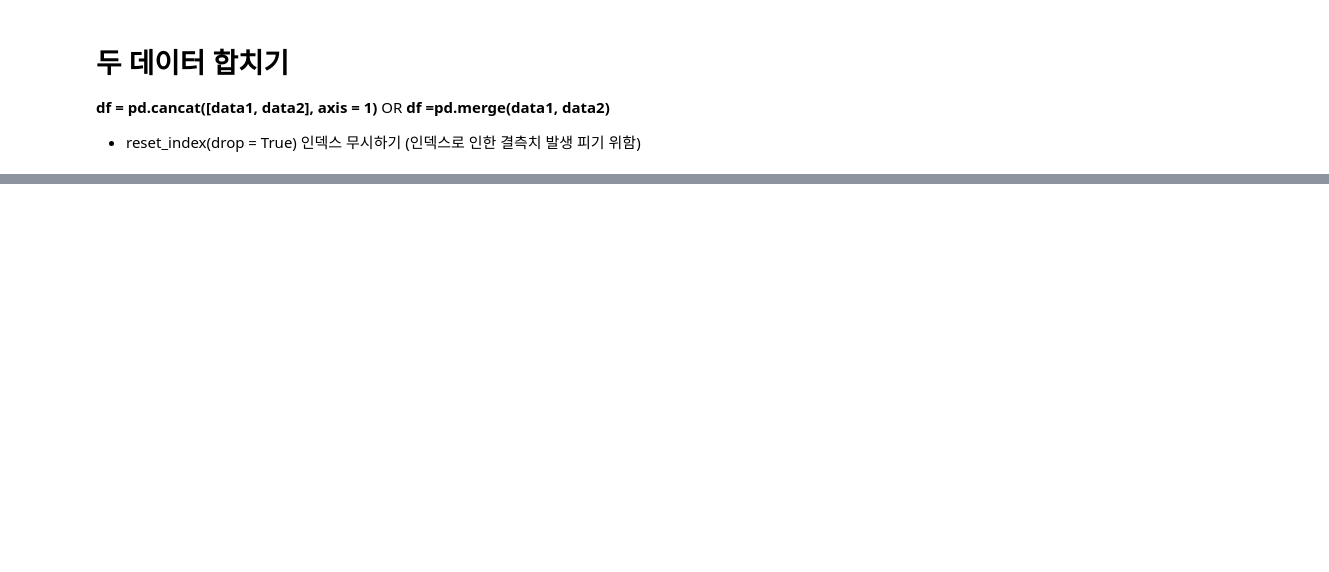
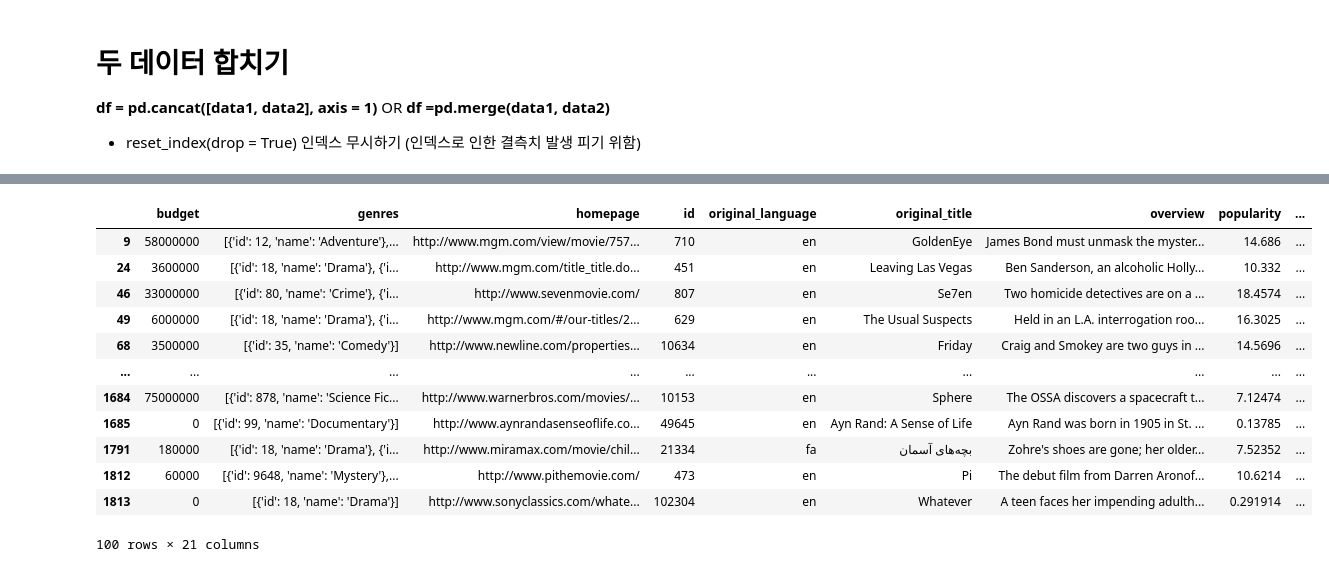
Before and after one commit to dmswl0707/RecomendationSystem_Python, a Jupyter notebook: 01_content_based_filtering_데이터전처리.ipynb, the cells around one changed output, grey strips where cells are left out. Cells and saved outputs as stored; diff of their text form; code cells hidden in the pictures; blank space fills up the shorter version.

```diff
--- a/01_content_based_filtering_데이터전처리.ipynb
+++ b/01_content_based_filtering_데이터전처리.ipynb
@@ -38,0 +104,3 @@ df.head(10)
+# %%
+final = df.dropna()
+final.info()
@@ -38,0 +125,16 @@ df.head(10)
+# %%
+final.head(100)
+# %% [output]
+|  | budget | genres | homepage | id | original_language | original_title | overview | popularity | ... |
+| 9 | 58000000 | [{'id': 12, 'name': 'Adventure'},... | http://www.mgm.com/view/movie/757... | 710 | en | GoldenEye | James Bond must unmask the myster... | 14.686 | ... |
+| 24 | 3600000 | [{'id': 18, 'name': 'Drama'}, {'i... | http://www.mgm.com/title_title.do... | 451 | en | Leaving Las Vegas | Ben Sanderson, an alcoholic Holly... | 10.332 | ... |
+| 46 | 33000000 | [{'id': 80, 'name': 'Crime'}, {'i... | http://www.sevenmovie.com/ | 807 | en | Se7en | Two homicide detectives are on a ... | 18.4574 | ... |
+| 49 | 6000000 | [{'id': 18, 'name': 'Drama'}, {'i... | http://www.mgm.com/#/our-titles/2... | 629 | en | The Usual Suspects | Held in an L.A. interrogation roo... | 16.3025 | ... |
+| 68 | 3500000 | [{'id': 35, 'name': 'Comedy'}] | http://www.newline.com/properties... | 10634 | en | Friday | Craig and Smokey are two guys in ... | 14.5696 | ... |
+| ... | ... | ... | ... | ... | ... | ... | ... | ... | ... |
+| 1684 | 75000000 | [{'id': 878, 'name': 'Science Fic... | http://www.warnerbros.com/movies/... | 10153 | en | Sphere | The OSSA discovers a spacecraft t... | 7.12474 | ... |
+| 1685 | 0 | [{'id': 99, 'name': 'Documentary'}] | http://www.aynrandasenseoflife.co... | 49645 | en | Ayn Rand: A Sense of Life | Ayn Rand was born in 1905 in St. ... | 0.13785 | ... |
+| 1791 | 180000 | [{'id': 18, 'name': 'Drama'}, {'i... | http://www.miramax.com/movie/chil... | 21334 | fa | بچه‌های آسمان | Zohre's shoes are gone; her older... | 7.52352 | ... |
+| 1812 | 60000 | [{'id': 9648, 'name': 'Mystery'},... | http://www.pithemovie.com/ | 473 | en | Pi | The debut film from Darren Aronof... | 10.6214 | ... |
+| 1813 | 0 | [{'id': 18, 'name': 'Drama'}] | http://www.sonyclassics.com/whate... | 102304 | en | Whatever | A teen faces her impending adulth... | 0.291914 | ... |
+100 rows × 21 columns
```
Also changed, not shown: parts of 9 cells of this notebook.
